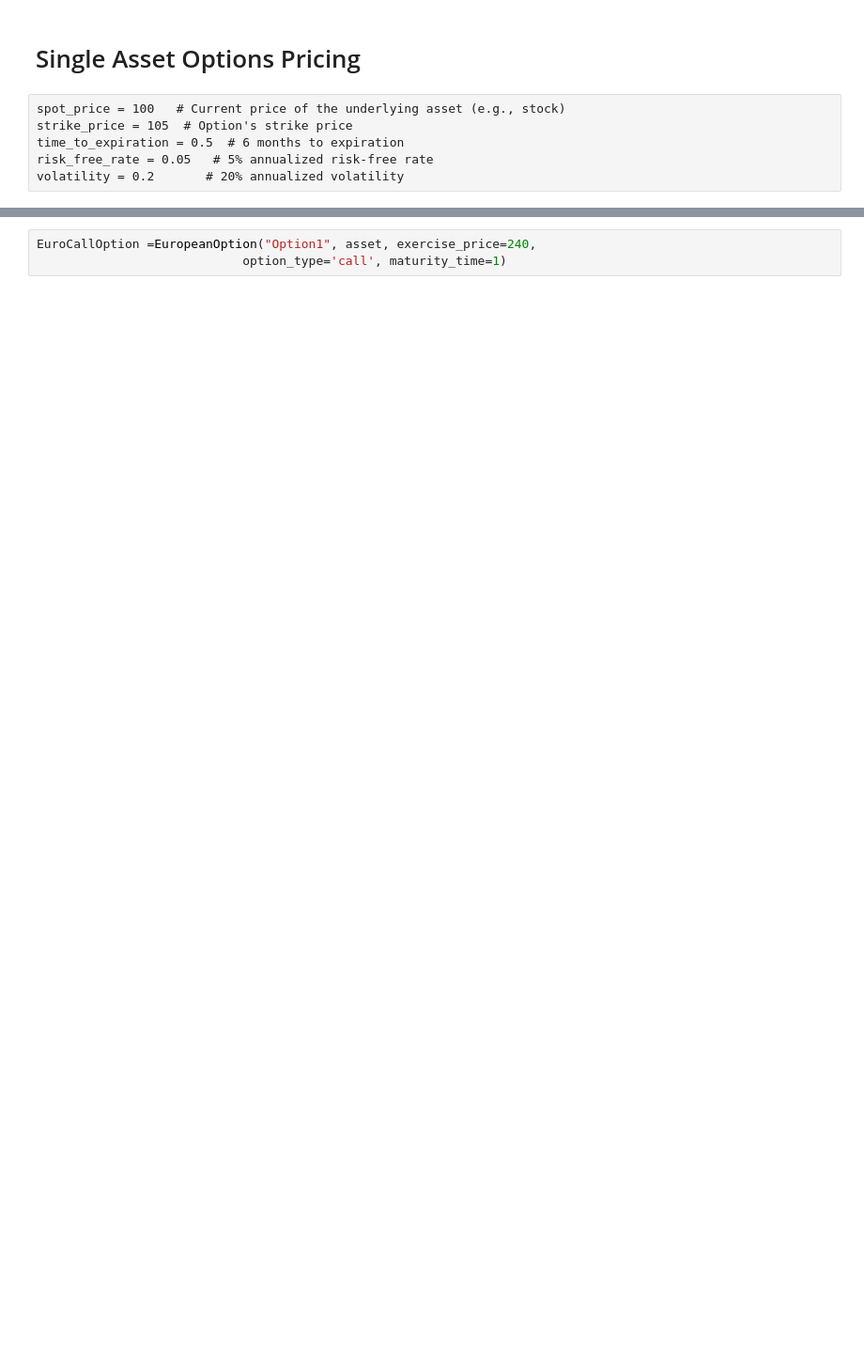
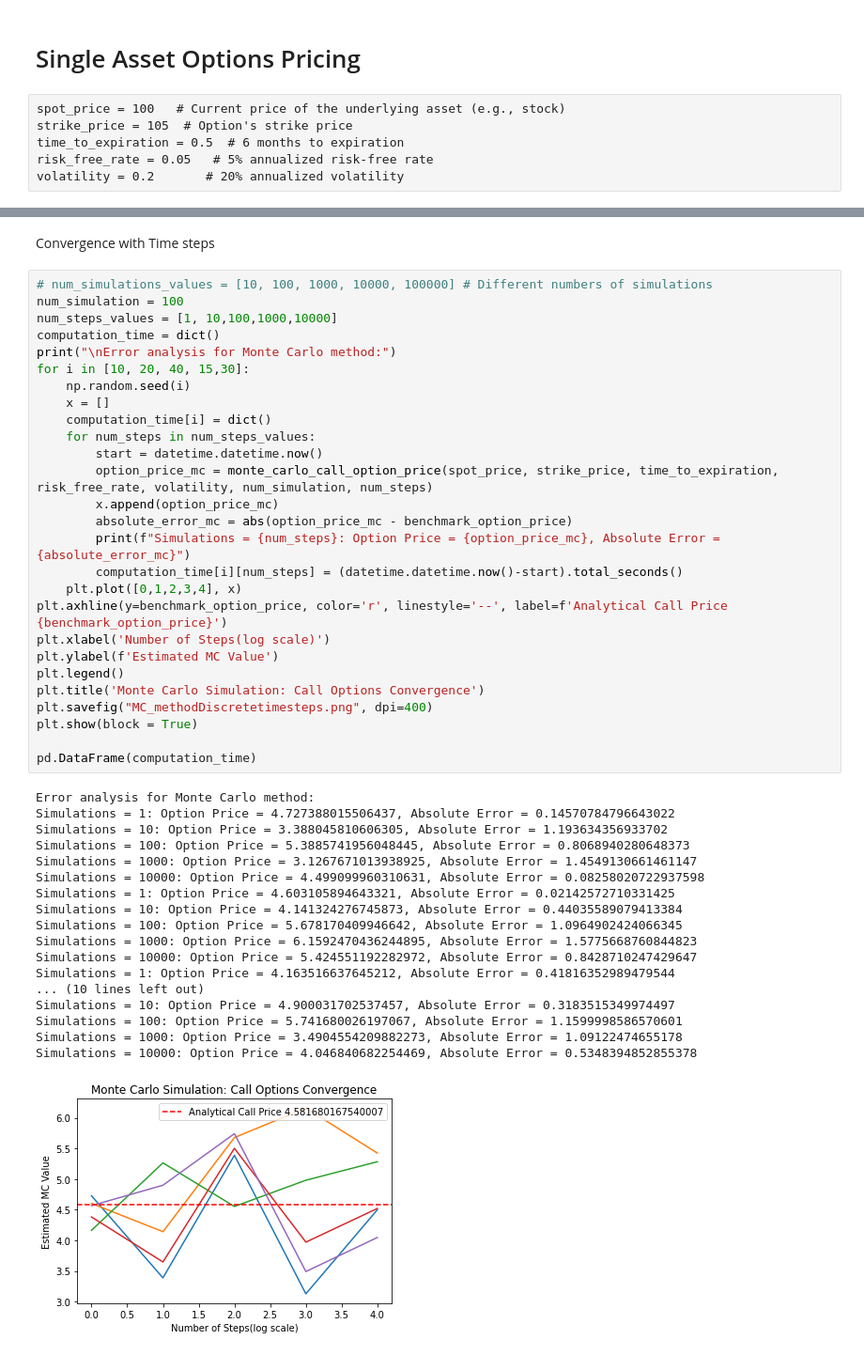
Before and after one commit to mayank255/Options-Pricing, a Jupyter notebook: Untitled.ipynb, the cells around one changed output, grey strips where cells are left out. Shown at 94% size. Saved outputs shown, nothing was run; the diff lists cells and outputs as text; blank space fills up the shorter version.

```diff
--- a/Untitled.ipynb
+++ b/Untitled.ipynb
@@ -20,3 +124,48 @@ asset
+# %% [markdown]
+Convergence with Time steps
 # %%
-EuroCallOption =EuropeanOption("Option1", asset, exercise_price=240,
-                            option_type='call', maturity_time=1)
+# num_simulations_values = [10, 100, 1000, 10000, 100000] # Different numbers of simulations
+num_simulation = 100
+num_steps_values = [1, 10,100,1000,10000]
+computation_time = dict()
+print("\nError analysis for Monte Carlo method:")
+for i in [10, 20, 40, 15,30]:
+    np.random.seed(i)
+    x = []
+    computation_time[i] = dict()
+    for num_steps in num_steps_values:
+        start = datetime.datetime.now()
+        option_price_mc = monte_carlo_call_option_price(spot_price, strike_price, time_to_expiration, risk_free_rate, volatility, num_simulation, num_steps)
+        x.append(option_price_mc)
+        absolute_error_mc = abs(option_price_mc - benchmark_option_price)
+        print(f"Simulations = {num_steps}: Option Price = {option_price_mc}, Absolute Error = {absolute_error_mc}")
+        computation_time[i][num_steps] = (datetime.datetime.now()-start).total_seconds()
+    plt.plot([0,1,2,3,4], x)
+plt.axhline(y=benchmark_option_price, color='r', linestyle='--', label=f'Analytical Call Price {benchmark_option_price}')
+plt.xlabel('Number of Steps(log scale)')
+plt.ylabel(f'Estimated MC Value')
+plt.legend()
+plt.title('Monte Carlo Simulation: Call Options Convergence')
+plt.savefig("MC_methodDiscretetimesteps.png", dpi=400)
+plt.show(block = True)
+
+pd.DataFrame(computation_time)
+# %% [output]
+Error analysis for Monte Carlo method:
+Simulations = 1: Option Price = 4.727388015506437, Absolute Error = 0.14570784796643022
+Simulations = 10: Option Price = 3.388045810606305, Absolute Error = 1.193634356933702
+Simulations = 100: Option Price = 5.3885741956048445, Absolute Error = 0.8068940280648373
+Simulations = 1000: Option Price = 3.1267671013938925, Absolute Error = 1.4549130661461147
+Simulations = 10000: Option Price = 4.499099960310631, Absolute Error = 0.08258020722937598
+Simulations = 1: Option Price = 4.603105894643321, Absolute Error = 0.02142572710331425
+Simulations = 10: Option Price = 4.141324276745873, Absolute Error = 0.44035589079413384
+Simulations = 100: Option Price = 5.678170409946642, Absolute Error = 1.0964902424066345
+Simulations = 1000: Option Price = 6.1592470436244895, Absolute Error = 1.5775668760844823
+Simulations = 10000: Option Price = 5.424551192282972, Absolute Error = 0.8428710247429647
+Simulations = 1: Option Price = 4.163516637645212, Absolute Error = 0.41816352989479544
+... (10 lines left out)
+Simulations = 10: Option Price = 4.900031702537457, Absolute Error = 0.3183515349974497
+Simulations = 100: Option Price = 5.741680026197067, Absolute Error = 1.1599998586570601
+Simulations = 1000: Option Price = 3.4904554209882273, Absolute Error = 1.09122474655178
+Simulations = 10000: Option Price = 4.046840682254469, Absolute Error = 0.5348394852855378
+[figure, added]
```
Also changed, not shown: parts of 23 cells of this notebook, 17 other files.
